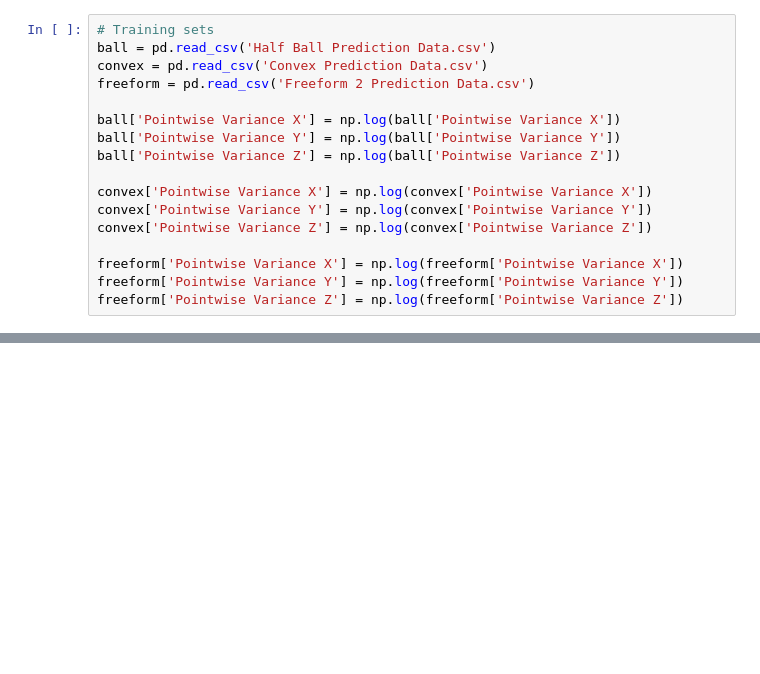
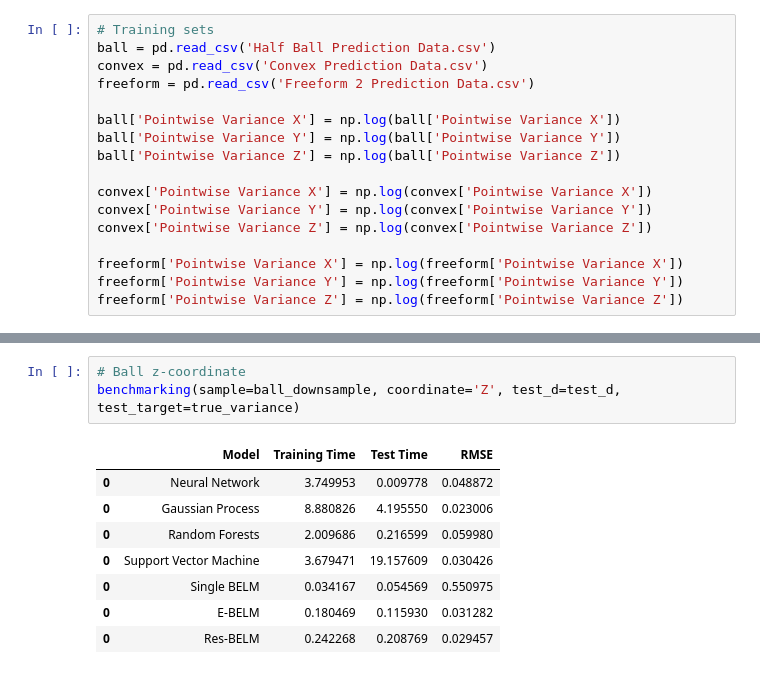
Before and after one commit to ZhaohuiGeng/Automatic-Variance-Modeling, a Jupyter notebook: Performance Benchmarking.ipynb, the cells around one changed output, grey strips where cells are left out. Drawn from its saved outputs; the diff is of its cells as text; blank space fills up the shorter version.

```diff
--- a/Performance Benchmarking.ipynb
+++ b/Performance Benchmarking.ipynb
@@ -404,0 +282,12 @@ print(sqrt(mean_squared_error(true_variance['Z Variance'], np.exp(residual_mbelm
+# %%
+# Ball z-coordinate
+benchmarking(sample=ball_downsample, coordinate='Z', test_d=test_d, test_target=true_variance)
+# %% [output]
+|  | Model | Training Time | Test Time | RMSE |
+| 0 | Neural Network | 3.749953 | 0.009778 | 0.048872 |
+| 0 | Gaussian Process | 8.880826 | 4.195550 | 0.023006 |
+| 0 | Random Forests | 2.009686 | 0.216599 | 0.059980 |
+| 0 | Support Vector Machine | 3.679471 | 19.157609 | 0.030426 |
+| 0 | Single BELM | 0.034167 | 0.054569 | 0.550975 |
+| 0 | E-BELM | 0.180469 | 0.115930 | 0.031282 |
+| 0 | Res-BELM | 0.242268 | 0.208769 | 0.029457 |
```
Also changed, not shown: parts of 117 cells of this notebook, 1 other file.
